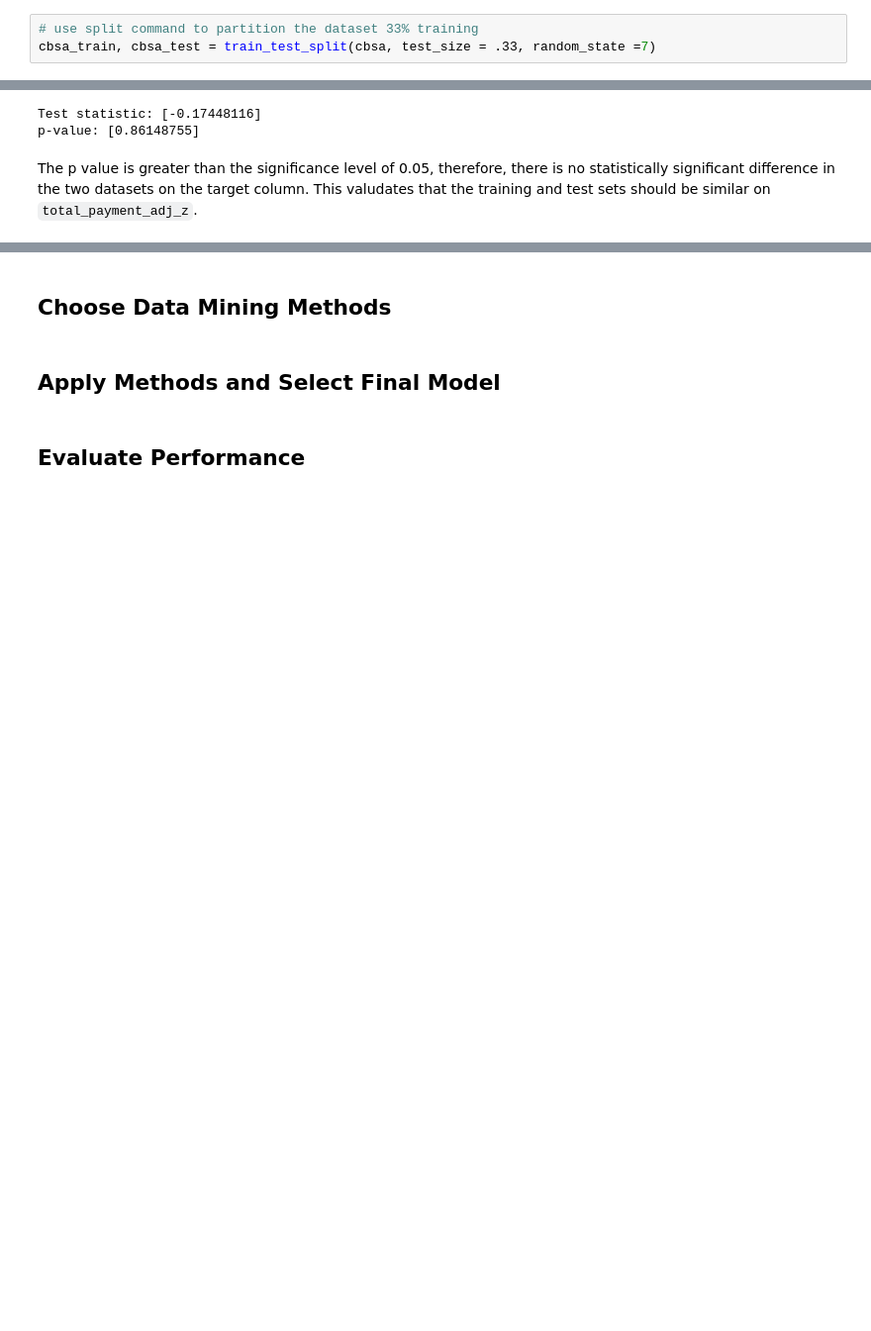
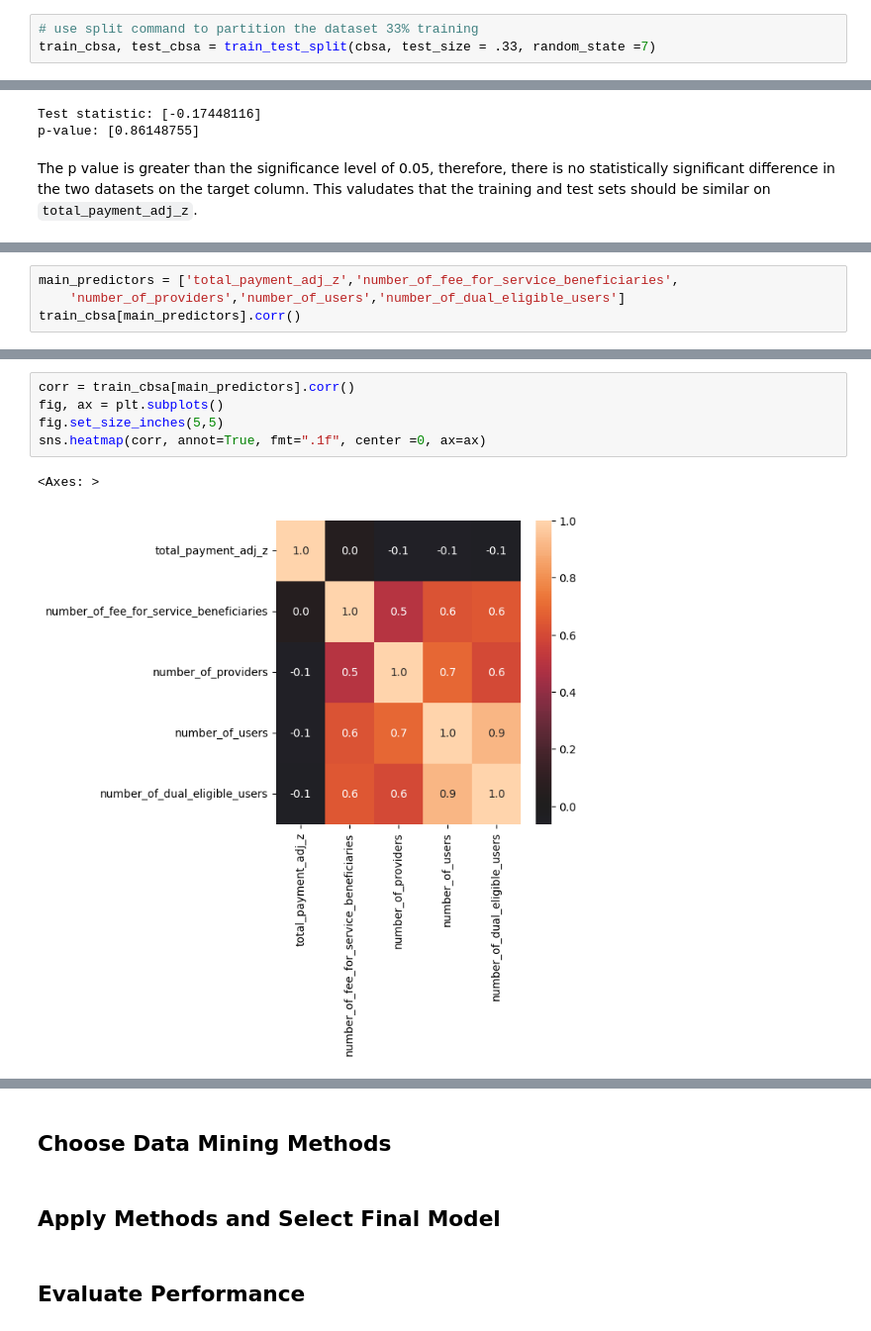
Before and after one commit to renaqd/team7-ADS502, a Jupyter notebook: team7-Final.ipynb, the cells around one changed output, grey strips where cells are left out. Shown at 99% size. Cells and saved outputs as stored; diff of their text form; blank space fills up the shorter version.

```diff
--- a/team7-Final.ipynb
+++ b/team7-Final.ipynb
@@ -709,4 +716,4 @@ plt.show()
     5. Deployment Planning
 # %%
 # use split command to partition the dataset 33% training
-cbsa_train, cbsa_test = train_test_split(cbsa, test_size = .33, random_state =7)
+train_cbsa, test_cbsa = train_test_split(cbsa, test_size = .33, random_state =7)
@@ -731,0 +761,4 @@ The p value is greater than the significance level of 0.05, therefore, there is
+# %%
+main_predictors = ['total_payment_adj_z','number_of_fee_for_service_beneficiaries',
+    'number_of_providers','number_of_users','number_of_dual_eligible_users']
+train_cbsa[main_predictors].corr()
@@ -731,0 +772,8 @@ The p value is greater than the significance level of 0.05, therefore, there is
+# %%
+corr = train_cbsa[main_predictors].corr()
+fig, ax = plt.subplots()
+fig.set_size_inches(5,5)
+sns.heatmap(corr, annot=True, fmt=".1f", center =0, ax=ax)
+# %% [output]
+<Axes: >
+[figure, added]
```
Also changed, not shown: parts of 56 cells of this notebook.
